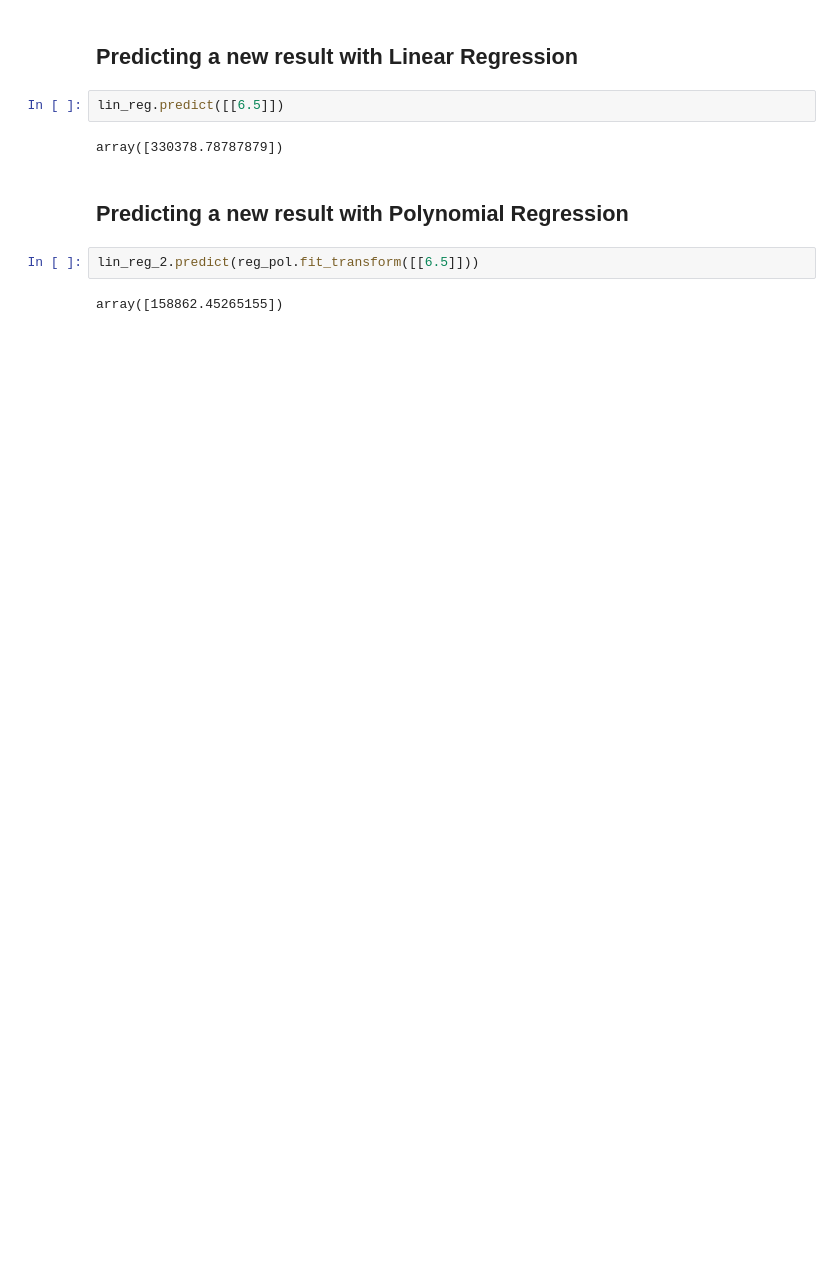
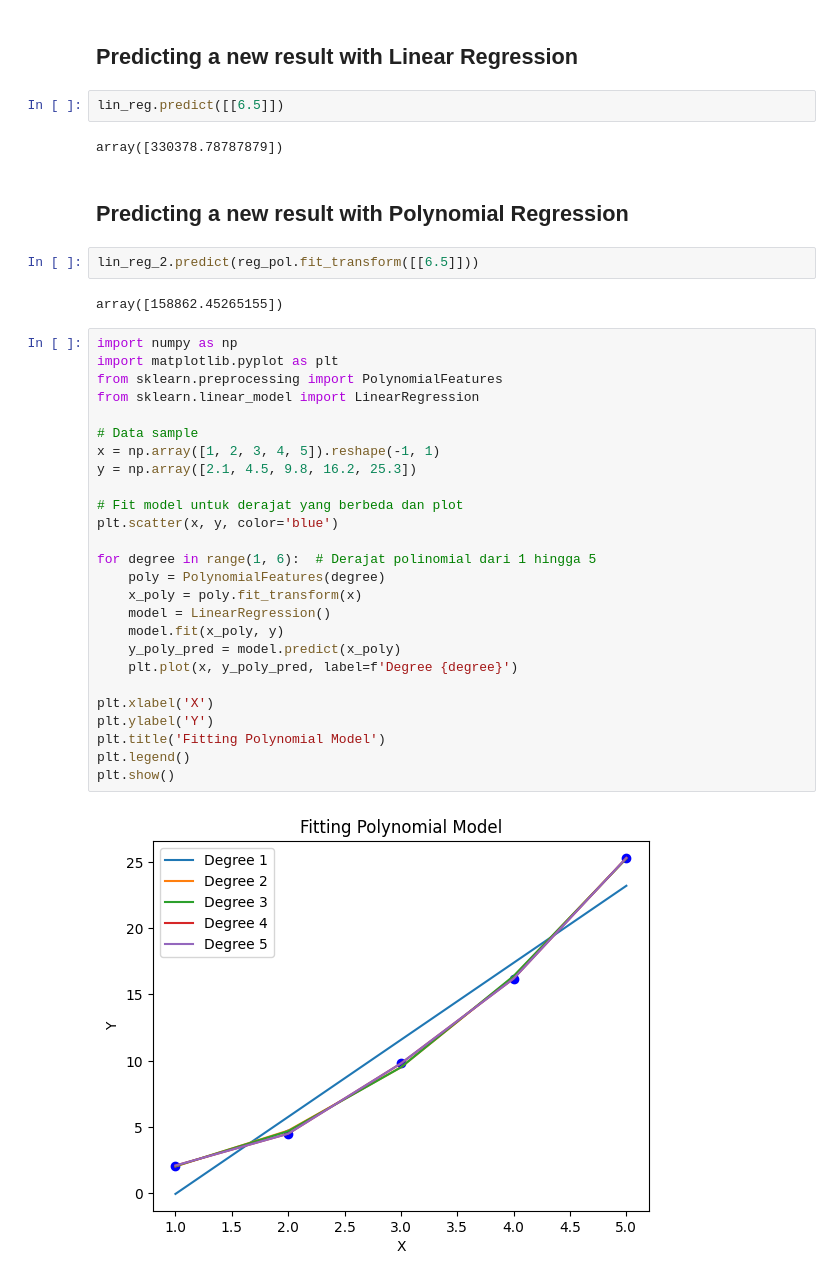
Before and after one commit to inikanipp/Python, a Jupyter notebook: Polynomial-Linear-Regression/train_polynomial_regression.ipynb, the cells around one changed output. Saved outputs shown, nothing was run; the diff lists cells and outputs as text; blank space fills up the shorter version.

```diff
--- a/Polynomial-Linear-Regression/train_polynomial_regression.ipynb
+++ b/Polynomial-Linear-Regression/train_polynomial_regression.ipynb
@@ -68,3 +68,31 @@ array([330378.78787879])
 lin_reg_2.predict(reg_pol.fit_transform([[6.5]]))
 # %% [output]
 array([158862.45265155])
+# %%
+import numpy as np
+import matplotlib.pyplot as plt
+from sklearn.preprocessing import PolynomialFeatures
+from sklearn.linear_model import LinearRegression
+
+# Data sample
+x = np.array([1, 2, 3, 4, 5]).reshape(-1, 1)
+y = np.array([2.1, 4.5, 9.8, 16.2, 25.3])
+
+# Fit model untuk derajat yang berbeda dan plot
+plt.scatter(x, y, color='blue')
+
+for degree in range(1, 6):  # Derajat polinomial dari 1 hingga 5
+    poly = PolynomialFeatures(degree)
+    x_poly = poly.fit_transform(x)
+    model = LinearRegression()
+    model.fit(x_poly, y)
+    y_poly_pred = model.predict(x_poly)
+    plt.plot(x, y_poly_pred, label=f'Degree {degree}')
+
+plt.xlabel('X')
+plt.ylabel('Y')
+plt.title('Fitting Polynomial Model')
+plt.legend()
+plt.show()
+# %% [output]
+[figure, added]
```
